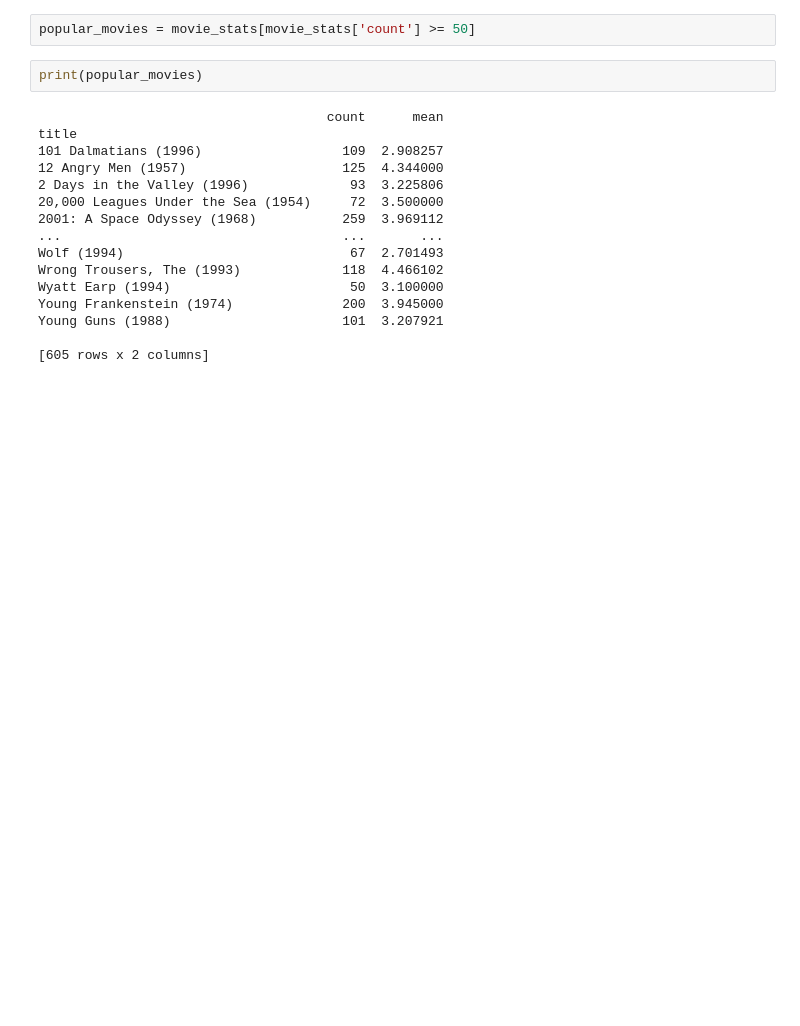
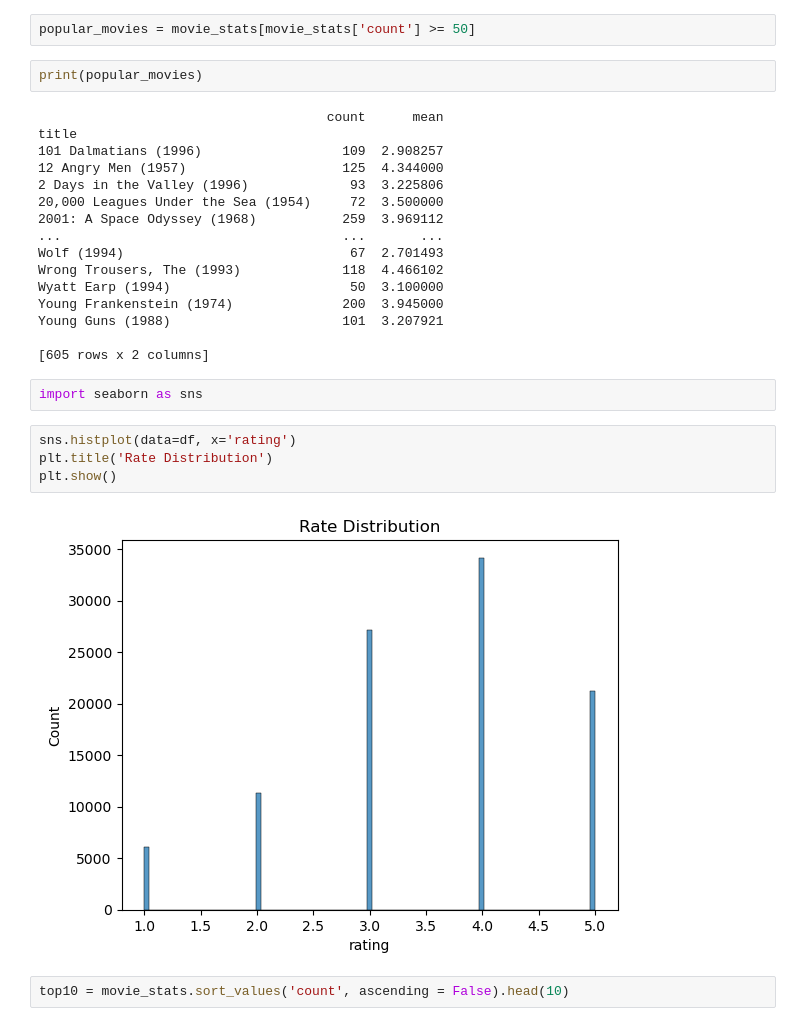
Before and after one commit to Danammadhunika/ml-journey, a Jupyter notebook: project_02_movie_recommender/notesbooks/movie_recommender.ipynb, the cells around one changed output. Cells and saved outputs as stored; diff of their text form; blank space fills up the shorter version.

Commit message:
Day 2: Data visualization complete - rating distribution graphs

```diff
--- a/project_02_movie_recommender/notesbooks/movie_recommender.ipynb
+++ b/project_02_movie_recommender/notesbooks/movie_recommender.ipynb
@@ -152,3 +152,13 @@ Young Frankenstein (1974)              200  3.945000
 Young Guns (1988)                      101  3.207921
 
 [605 rows x 2 columns]
+# %%
+import seaborn as sns
+# %%
+sns.histplot(data=df, x='rating')
+plt.title('Rate Distribution')
+plt.show()
+# %% [output]
+[figure, added]
+# %%
+top10 = movie_stats.sort_values('count', ascending = False).head(10)
```
Also changed, not shown: parts of 3 cells of this notebook.
